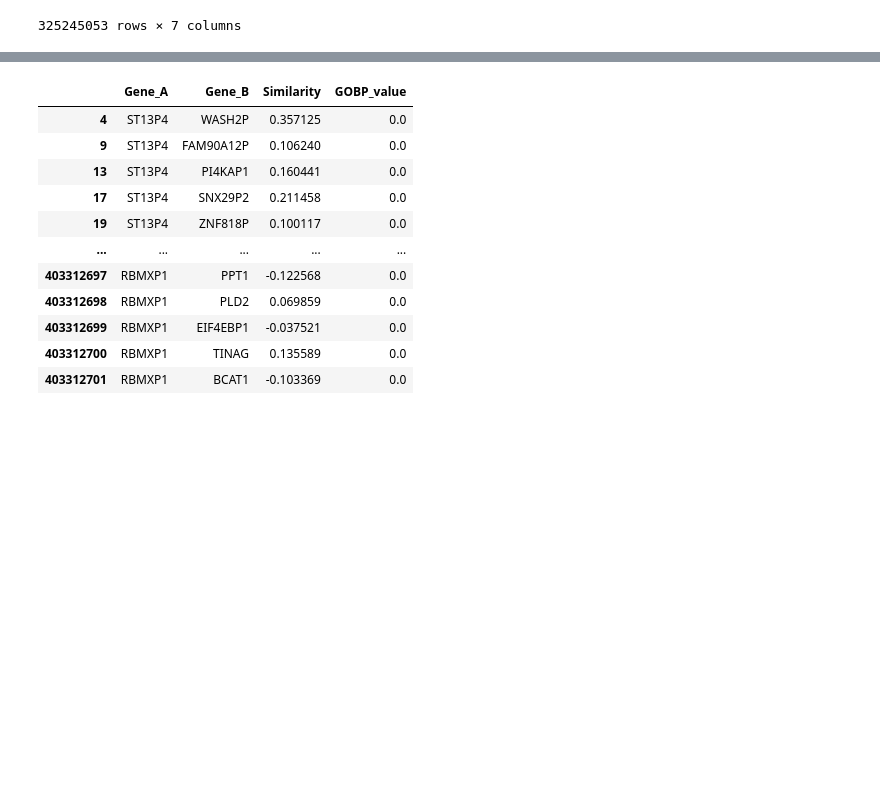
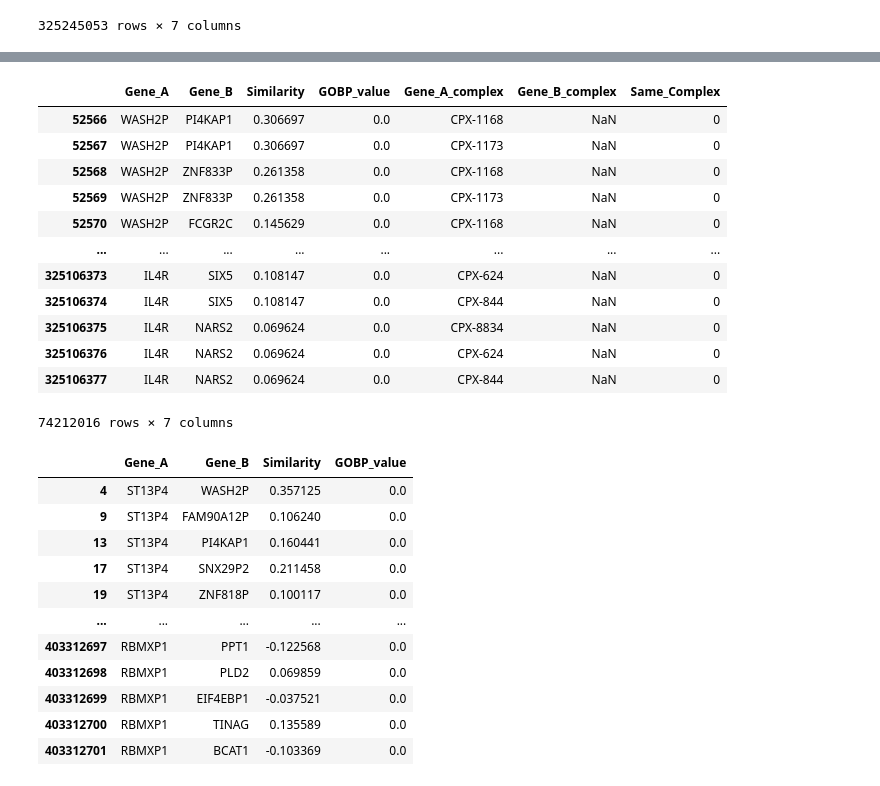
Before and after one commit to briannaflynn/gene_embedding_analysis, a Jupyter notebook: get_complex_labels.ipynb, the cells around one changed output, grey strips where cells are left out. Drawn from its saved outputs; the diff is of its cells as text; code cells hidden in the pictures; blank space fills up the shorter version.

```diff
--- a/get_complex_labels.ipynb
+++ b/get_complex_labels.ipynb
@@ -138,3 +161,19 @@ merged_df
+# %%
+filt2[filt2['Gene_B_complex'].isna()]
+# %% [output]
+|  | Gene_A | Gene_B | Similarity | GOBP_value | Gene_A_complex | Gene_B_complex | Same_Complex |
+| 52566 | WASH2P | PI4KAP1 | 0.306697 | 0.0 | CPX-1168 | NaN | 0 |
+| 52567 | WASH2P | PI4KAP1 | 0.306697 | 0.0 | CPX-1173 | NaN | 0 |
+| 52568 | WASH2P | ZNF833P | 0.261358 | 0.0 | CPX-1168 | NaN | 0 |
+| 52569 | WASH2P | ZNF833P | 0.261358 | 0.0 | CPX-1173 | NaN | 0 |
+| 52570 | WASH2P | FCGR2C | 0.145629 | 0.0 | CPX-1168 | NaN | 0 |
+| ... | ... | ... | ... | ... | ... | ... | ... |
+| 325106373 | IL4R | SIX5 | 0.108147 | 0.0 | CPX-624 | NaN | 0 |
+| 325106374 | IL4R | SIX5 | 0.108147 | 0.0 | CPX-844 | NaN | 0 |
+| 325106375 | IL4R | NARS2 | 0.069624 | 0.0 | CPX-8834 | NaN | 0 |
+| 325106376 | IL4R | NARS2 | 0.069624 | 0.0 | CPX-624 | NaN | 0 |
+| 325106377 | IL4R | NARS2 | 0.069624 | 0.0 | CPX-844 | NaN | 0 |
+74212016 rows × 7 columns
 # %%
 similarity_df
 # %% [output]
```
Also changed, not shown: parts of 4 cells of this notebook.
